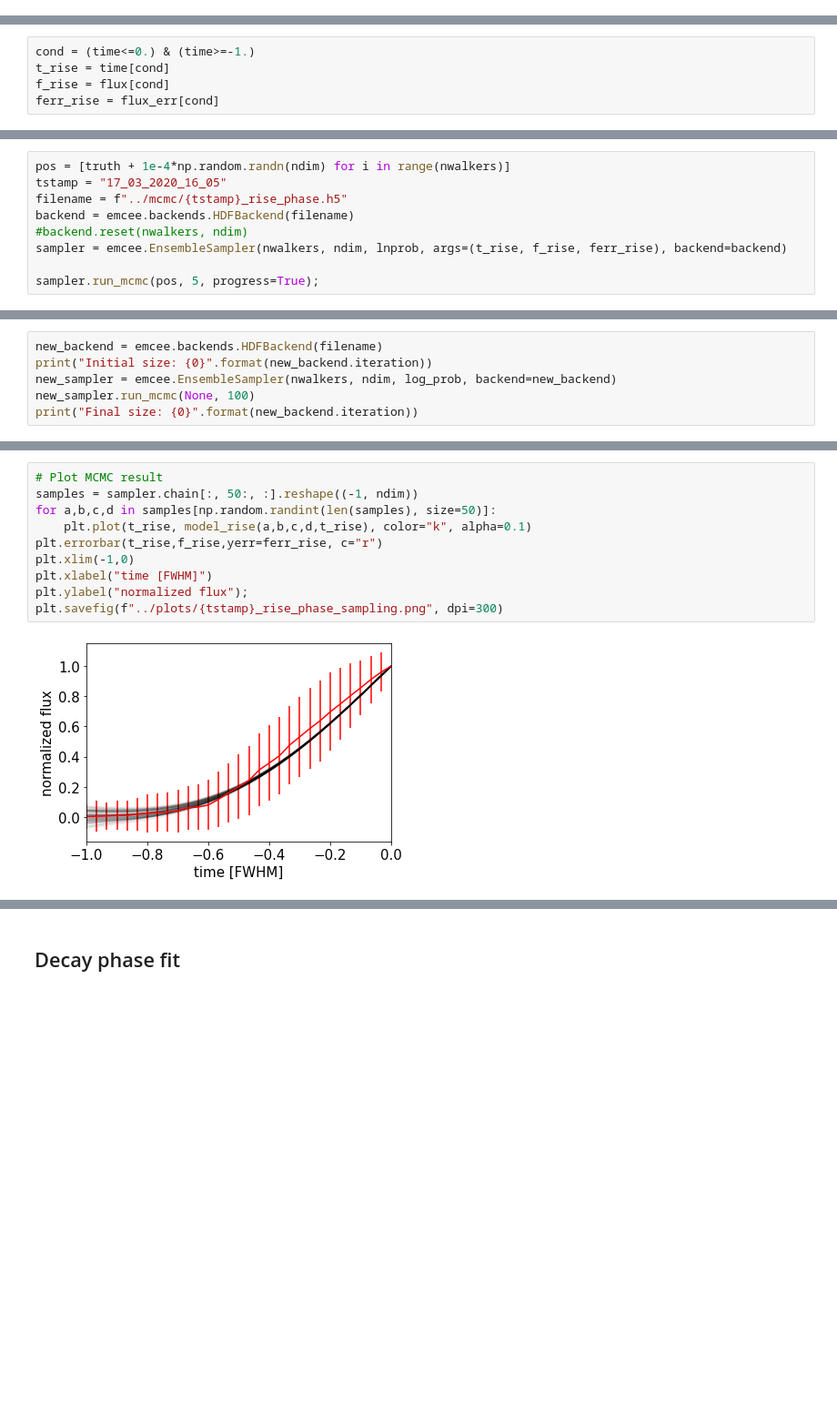
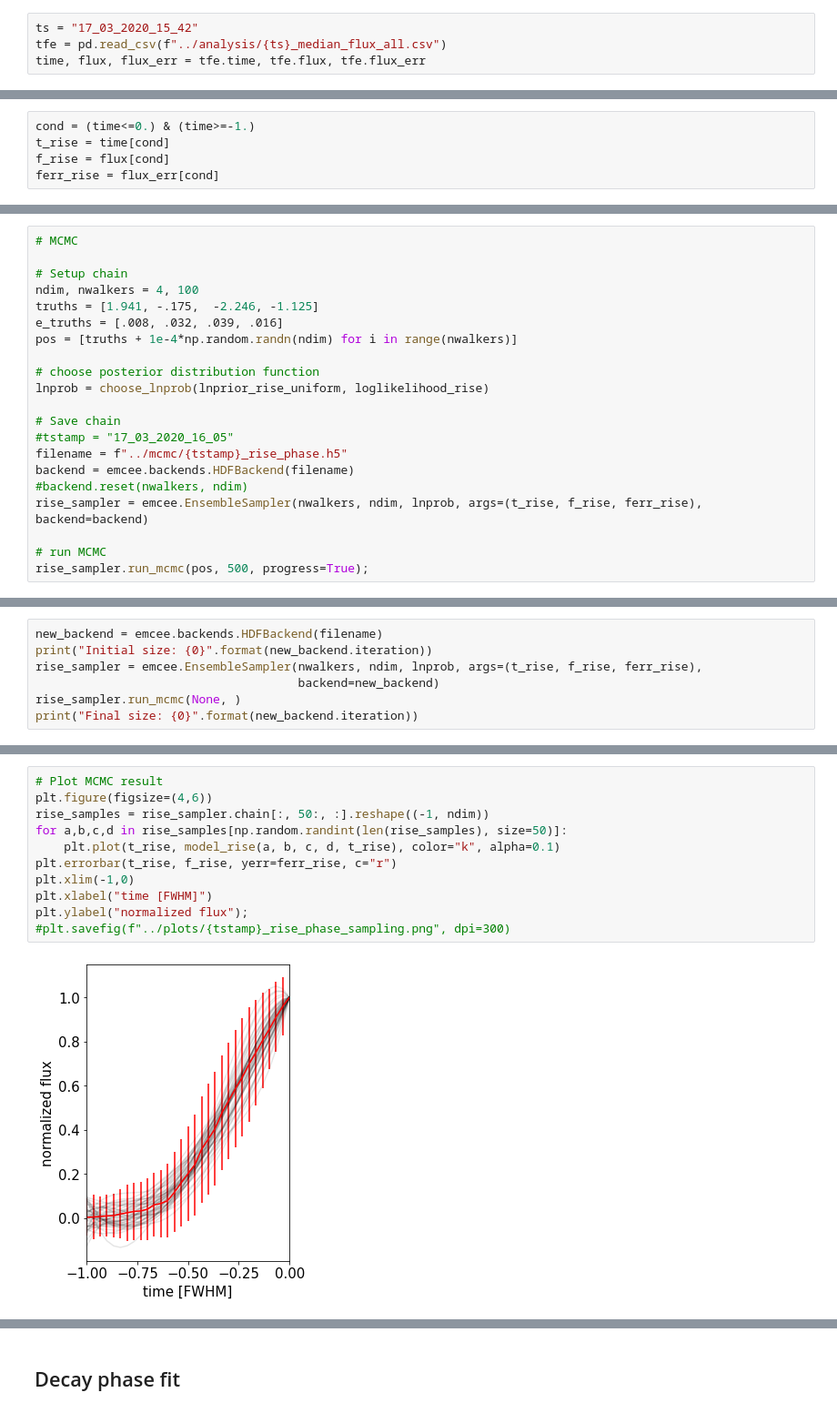
Before and after one commit to ekaterinailin/TESS_UCD_flares, a Jupyter notebook: notebook/Davenport_model_comparison.ipynb, the cells around one changed output, grey strips where cells are left out. Shown: that part at 91% size. Saved outputs shown, nothing was run; the diff lists cells and outputs as text; blank space fills up the shorter version.

Commit message:
Different model fits to Davenport model.

```diff
--- a/notebook/Davenport_model_comparison.ipynb
+++ b/notebook/Davenport_model_comparison.ipynb
@@ -260,3 +169,7 @@ plt.plot(time, flux);
+# %%
+ts = "17_03_2020_15_42"
+tfe = pd.read_csv(f"../analysis/{ts}_median_flux_all.csv")
+time, flux, flux_err = tfe.time, tfe.flux, tfe.flux_err
 # %% [markdown]
 ## Fit the rise phase
 # %%
@@ -363,10 +188,22 @@ truth = [1.941, -.175,  -2.246, -1.125]
 # %%
-pos = [truth + 1e-4*np.random.randn(ndim) for i in range(nwalkers)]
-tstamp = "17_03_2020_16_05"
+# MCMC
+
+# Setup chain
+ndim, nwalkers = 4, 100
+truths = [1.941, -.175,  -2.246, -1.125]
+e_truths = [.008, .032, .039, .016]
+pos = [truths + 1e-4*np.random.randn(ndim) for i in range(nwalkers)]
+
+# choose posterior distribution function
+lnprob = choose_lnprob(lnprior_rise_uniform, loglikelihood_rise)
+
+# Save chain
+#tstamp = "17_03_2020_16_05"
 filename = f"../mcmc/{tstamp}_rise_phase.h5"
 backend = emcee.backends.HDFBackend(filename)
 #backend.reset(nwalkers, ndim)
-sampler = emcee.EnsembleSampler(nwalkers, ndim, lnprob, args=(t_rise, f_rise, ferr_rise), backend=backend)
+rise_sampler = emcee.EnsembleSampler(nwalkers, ndim, lnprob, args=(t_rise, f_rise, ferr_rise), backend=backend)
 
-sampler.run_mcmc(pos, 5, progress=True);
+# run MCMC
+rise_sampler.run_mcmc(pos, 500, progress=True);
 # %%
@@ -379,6 +217,7 @@ tau: [38.96237216 36.99455648 41.83824029 35.440566  ]
 # %%
 new_backend = emcee.backends.HDFBackend(filename)
 print("Initial size: {0}".format(new_backend.iteration))
-new_sampler = emcee.EnsembleSampler(nwalkers, ndim, log_prob, backend=new_backend)
-new_sampler.run_mcmc(None, 100)
+rise_sampler = emcee.EnsembleSampler(nwalkers, ndim, lnprob, args=(t_rise, f_rise, ferr_rise),
+                                     backend=new_backend)
+rise_sampler.run_mcmc(None, )
 print("Final size: {0}".format(new_backend.iteration))
@@ -385,13 +227,14 @@ print("Final size: {0}".format(new_backend.iteration))
 # %%
 # Plot MCMC result
-samples = sampler.chain[:, 50:, :].reshape((-1, ndim))
-for a,b,c,d in samples[np.random.randint(len(samples), size=50)]:
-    plt.plot(t_rise, model_rise(a,b,c,d,t_rise), color="k", alpha=0.1)
-plt.errorbar(t_rise,f_rise,yerr=ferr_rise, c="r")
+plt.figure(figsize=(4,6))
+rise_samples = rise_sampler.chain[:, 50:, :].reshape((-1, ndim))
+for a,b,c,d in rise_samples[np.random.randint(len(rise_samples), size=50)]:
+    plt.plot(t_rise, model_rise(a, b, c, d, t_rise), color="k", alpha=0.1)
+plt.errorbar(t_rise, f_rise, yerr=ferr_rise, c="r")
 plt.xlim(-1,0)
 plt.xlabel("time [FWHM]")
 plt.ylabel("normalized flux");
-plt.savefig(f"../plots/{tstamp}_rise_phase_sampling.png", dpi=300)
+#plt.savefig(f"../plots/{tstamp}_rise_phase_sampling.png", dpi=300)
 # %% [output]
-[figure, old version]
+[figure, new version]
 # %%
```
Also changed, not shown: parts of 26 cells of this notebook, 1 other file.
